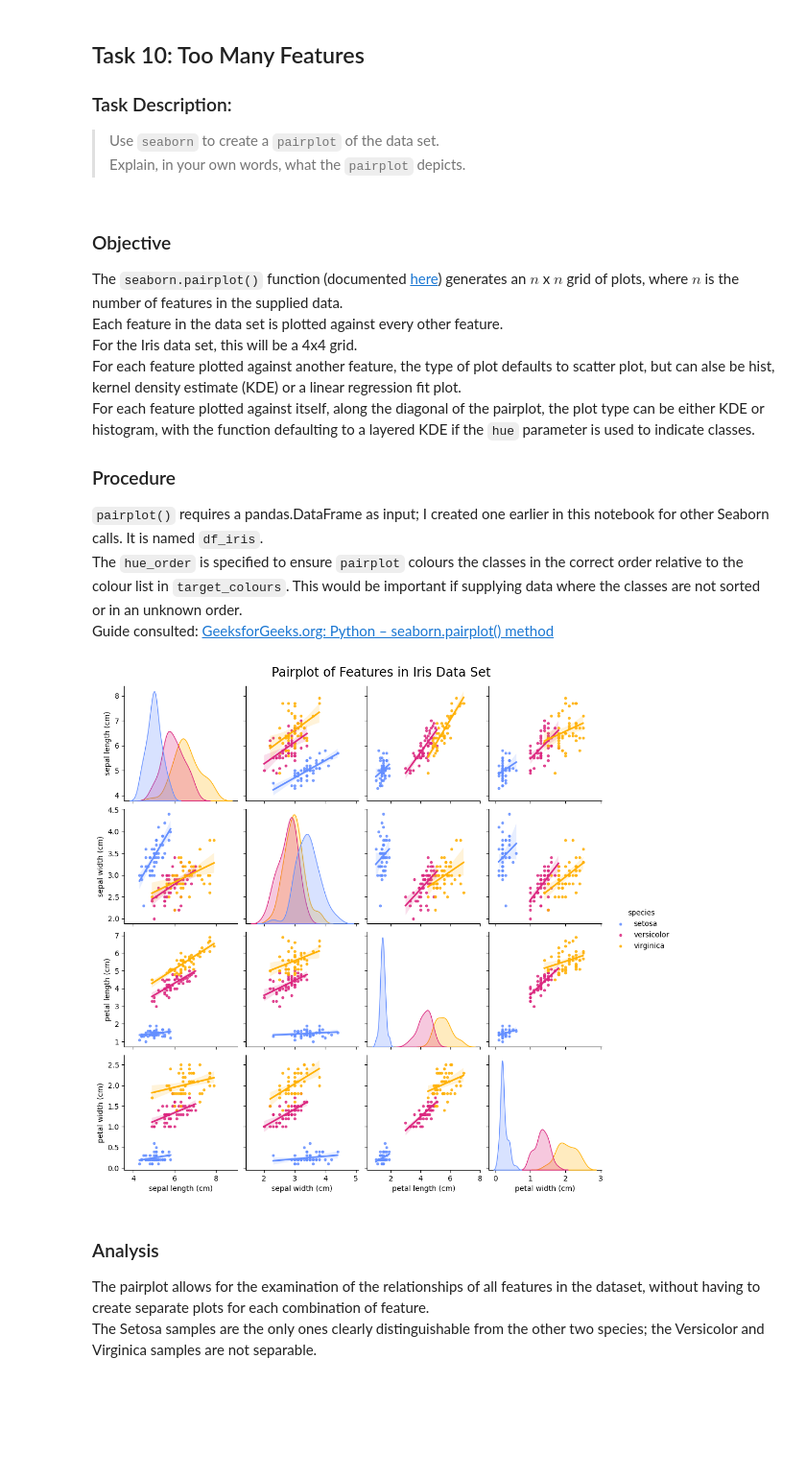
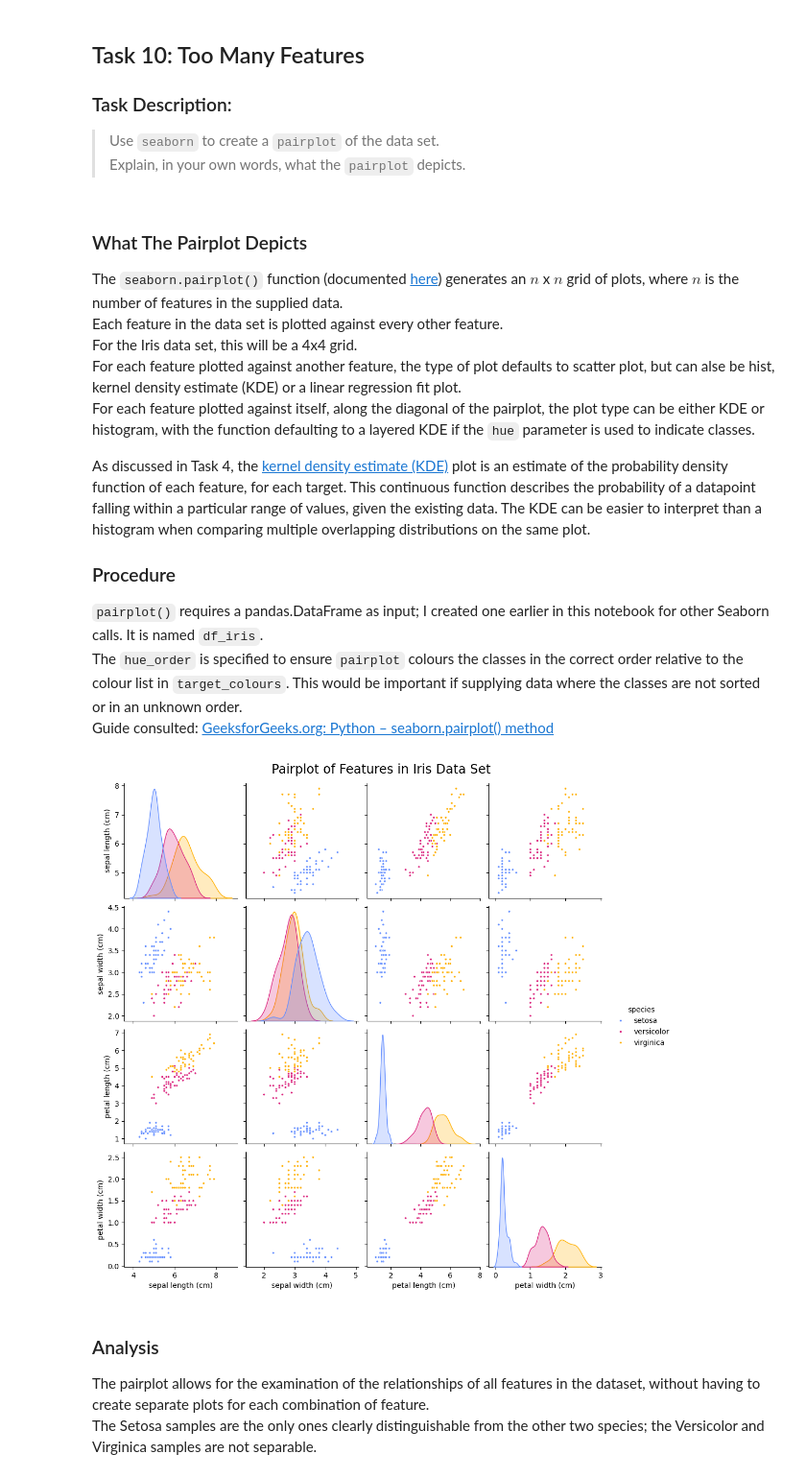
Before and after one commit to SuColl/principles_of_data_analytics, a Jupyter notebook: tasks.ipynb, the cells around one changed output. Shown at 96% size. Cells and saved outputs as stored; diff of their text form; code cells hidden in the pictures; blank space fills up the shorter version.

```diff
--- a/tasks.ipynb
+++ b/tasks.ipynb
@@ -1151,12 +1151,20 @@ fit the line well
 >Use `seaborn` to create a `pairplot` of the data set.
 >Explain, in your own words, what the `pairplot` depicts.
 # %% [markdown]
-### Objective
+### What The Pairplot Depicts
 The `seaborn.pairplot()` function (documented [here](https://seaborn.pydata.org/generated/seaborn.pairplot.html)) generates an $n$ x $n$ grid of plots, where $n$ is the number of features in the supplied data.
 Each feature in the data set is plotted against every other feature.
 For the Iris data set, this will be a 4x4 grid.
 For each feature plotted against another feature, the type of plot defaults to scatter plot, but can alse be hist, kernel density estimate (KDE) or a linear regression fit plot.
 For each feature plotted against itself, along the diagonal of the pairplot, the plot type can be either KDE or histogram, with the function defaulting to a layered KDE if the `hue` parameter is used to indicate classes.
+
+As discussed in Task 4, the
+[kernel density estimate (KDE)](https://en.wikipedia.org/wiki/Kernel_density_estimation)
+plot is an estimate of the probability density function of each feature,
+for each target. This continuous function describes the probability of
+a datapoint falling within a particular range of values, given the existing data.
+The KDE can be easier to interpret than a histogram  when comparing multiple
+overlapping distributions on the same plot.
 
 
 ### Procedure
@@ -1169,19 +1177,18 @@ Guide consulted: [GeeksforGeeks.org: Python – seaborn.pairplot() method](https
 # %%
 # Create Seaborn Pairplot
 sns.pairplot(
     df_iris,
-    kind='reg',
     markers='.',
     hue='species',
     hue_order=["setosa","versicolor","virginica"],
     palette=target_colours
     )
 
 # Add plot title
 # ref: https://matplotlib.org/stable/api/_as_gen/matplotlib.figure.Figure.suptitle.htm
 plt.suptitle("Pairplot of Features in Iris Data Set", y=1.02, size='xx-large');
 # %% [output]
-[figure, old version]
+[figure, new version]
 # %% [markdown]
 ### Analysis
 The pairplot allows for the examination of the relationships of all features in
```
Also changed, not shown: parts of 1 cell of this notebook.
